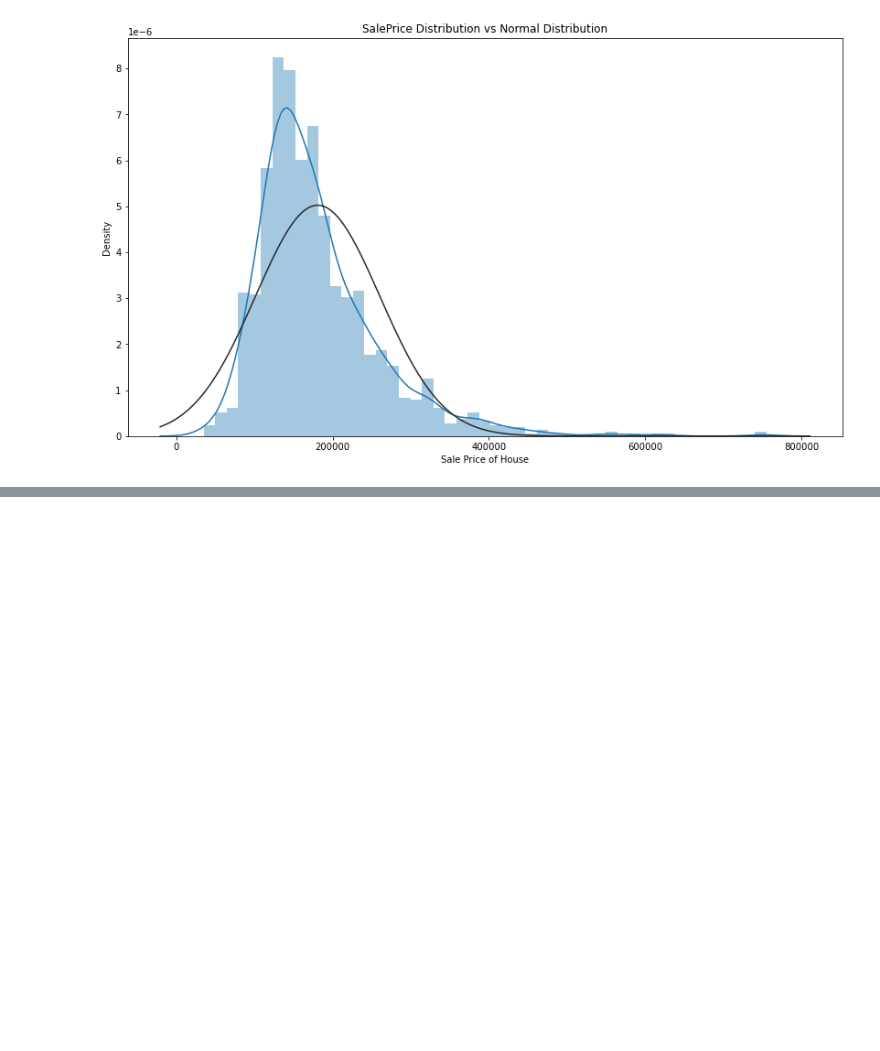
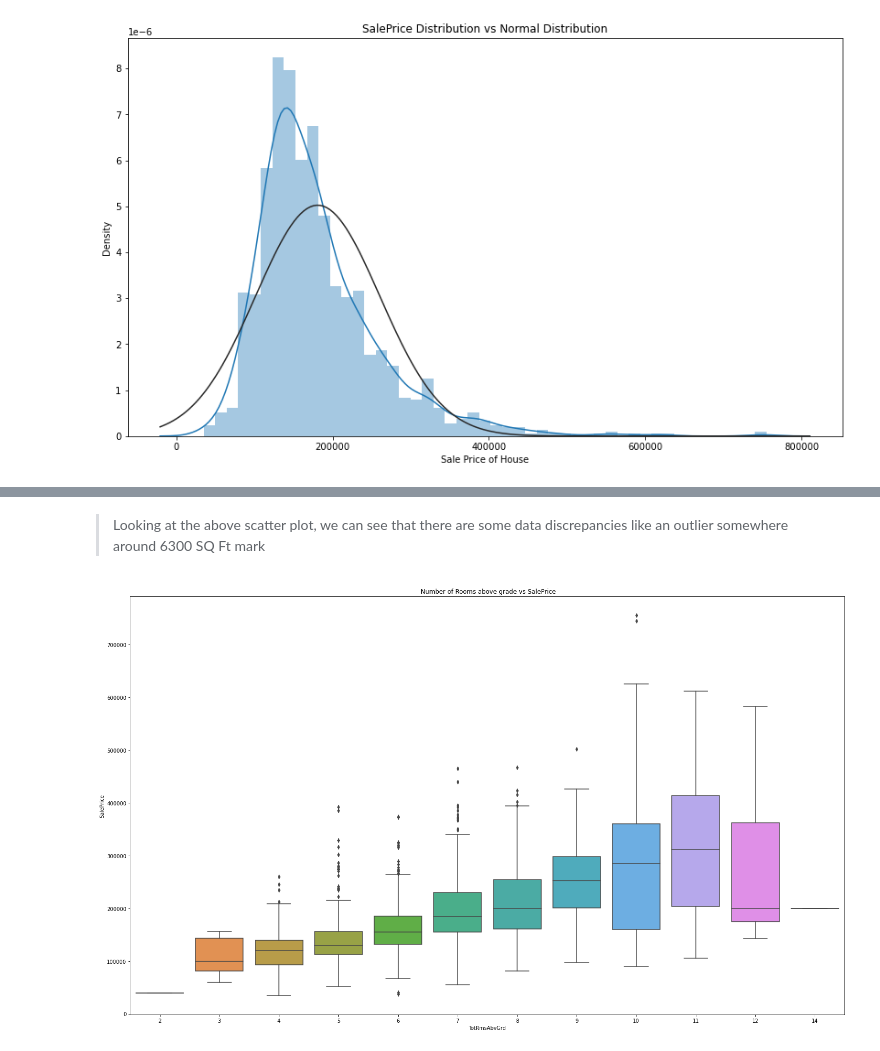
Before and after one commit to gopala-goyal/housing-prices-predictive-modelling, a Jupyter notebook: Housing_Prices_Prediction.ipynb, the cells around one changed output, grey strips where cells are left out. Saved outputs shown, nothing was run; the diff lists cells and outputs as text; code cells hidden in the pictures; blank space fills up the shorter version.

```diff
--- a/Housing_Prices_Prediction.ipynb
+++ b/Housing_Prices_Prediction.ipynb
@@ -152,0 +151,13 @@ Name: YearRemodAdd, dtype: float64
+# %% [markdown]
+> Looking at the above scatter plot, we can see that there are some data discrepancies like an outlier somewhere around 6300 SQ Ft mark
+# %%
+#TotRmsAbvGrd vs SalePrice
+#Validating the relation between SalePrice and Number of Rooms above grade
+
+#hp_tr.TotRmsAbvGrd.describe()
+plt.figure(figsize = (25,15))
+sns.boxplot(data = hp_tr, x="TotRmsAbvGrd", y = "SalePrice")
+plt.title(" Number of Rooms above grade vs SalePrice")
+plt.show()
+# %% [output]
+[figure, added]
```
Also changed, not shown: parts of 25 cells of this notebook.
